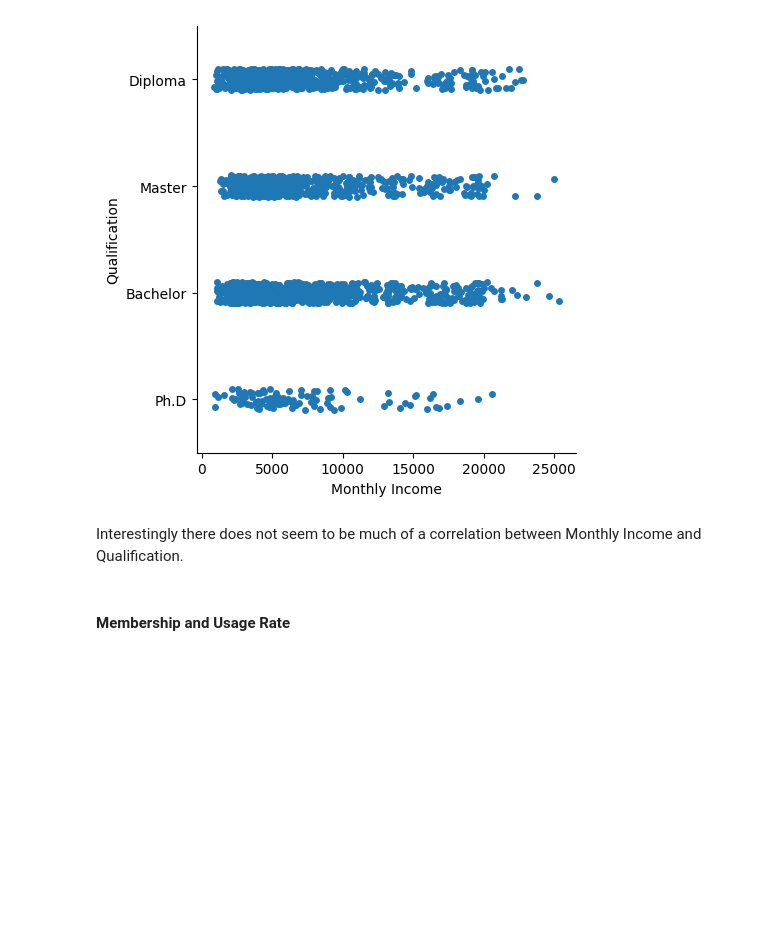
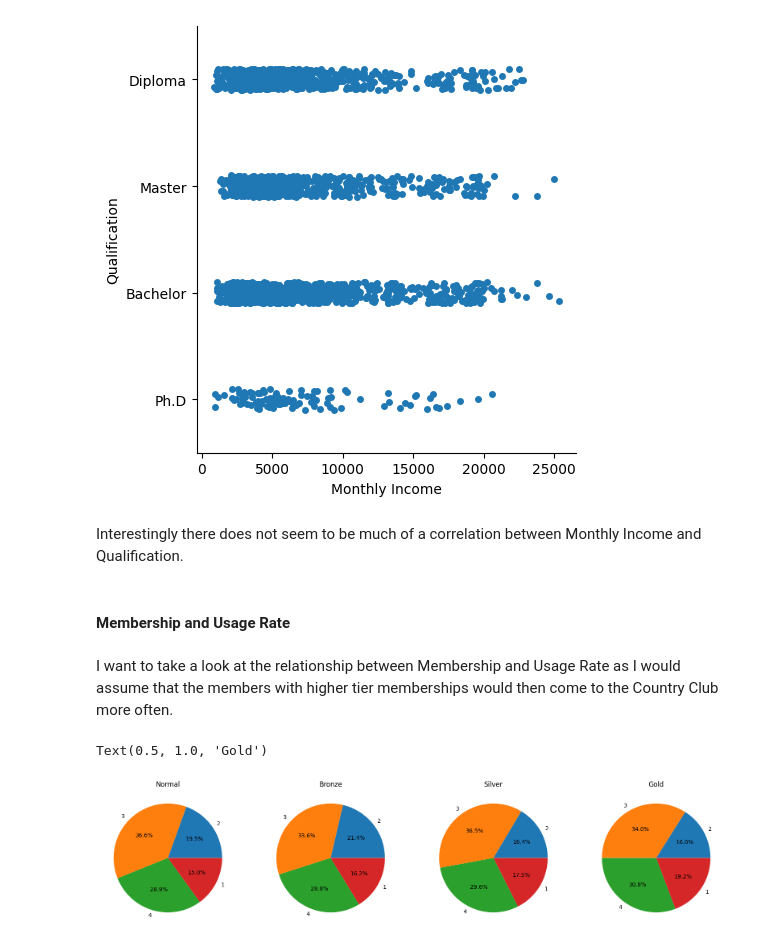
Before and after one commit to Anglesofdeath/attrition-data-science-project, a Jupyter notebook: eda.ipynb, the cells around one changed output. Drawn from its saved outputs; the diff is of its cells as text; code cells hidden in the pictures; blank space fills up the shorter version.

```diff
--- a/eda.ipynb
+++ b/eda.ipynb
@@ -1178,3 +1178,23 @@ sns.catplot(data=df, x="Monthly Income", y="Qualification")
 Interestingly there does not seem to be much of a correlation between Monthly Income and Qualification.
 # %% [markdown]
 #### Membership and Usage Rate
+# %% [markdown]
+I want to take a look at the relationship between Membership and Usage Rate as I would assume that the members with higher tier memberships would then come to the Country Club more often.
+# %%
+labels = df['Usage Rate'].unique()
+fig = plt.figure(figsize = (20,10))
+fig.add_subplot(1,4,1)
+plt.pie(df[df['Membership'] == 'Normal']['Usage Rate'].value_counts()[labels], autopct='%1.1f%%', labels=labels)
+plt.title('Normal')
+fig.add_subplot(1,4,2)
+plt.pie(df[df['Membership'] == 'Bronze']['Usage Rate'].value_counts()[labels], autopct='%1.1f%%', labels=labels)
+plt.title('Bronze')
+fig.add_subplot(1,4,3)
+plt.pie(df[df['Membership'] == 'Silver']['Usage Rate'].value_counts()[labels], autopct='%1.1f%%', labels=labels)
+plt.title('Silver')
+fig.add_subplot(1,4,4)
+plt.pie(df[df['Membership'] == 'Gold']['Usage Rate'].value_counts()[labels], autopct='%1.1f%%', labels=labels)
+plt.title('Gold')
+# %% [output]
+Text(0.5, 1.0, 'Gold')
+[figure, added]
```
Also changed, not shown: parts of 14 cells of this notebook.
